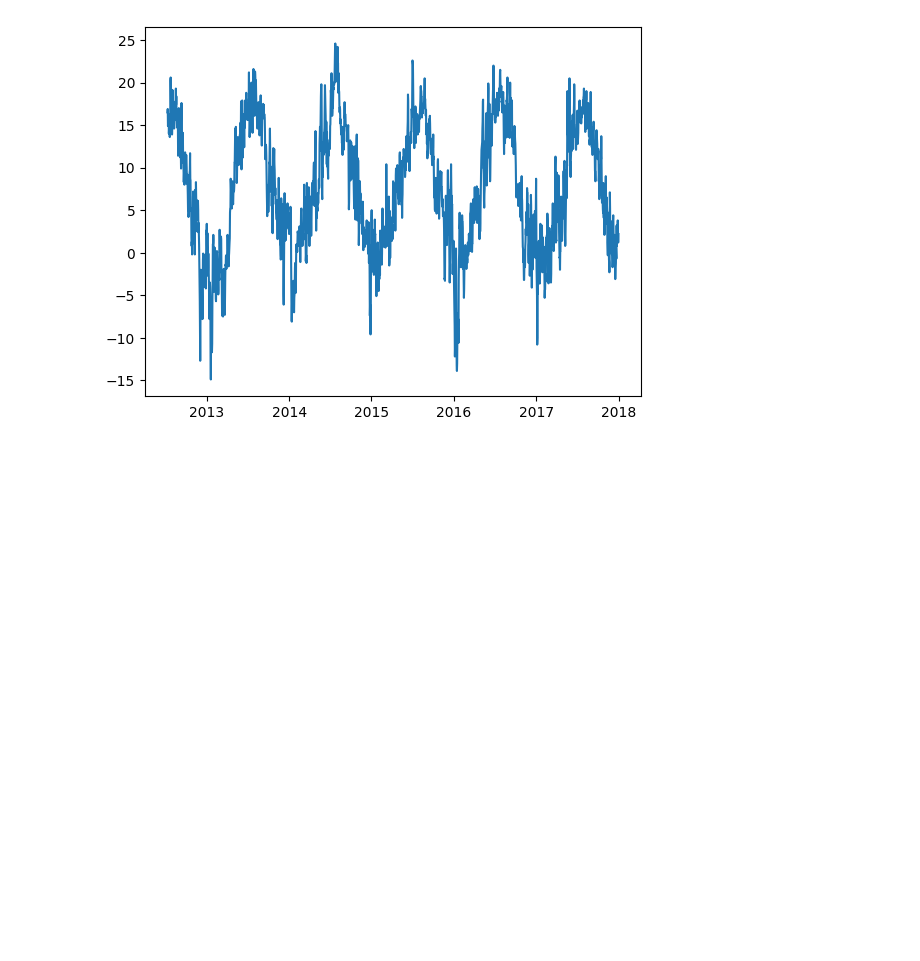
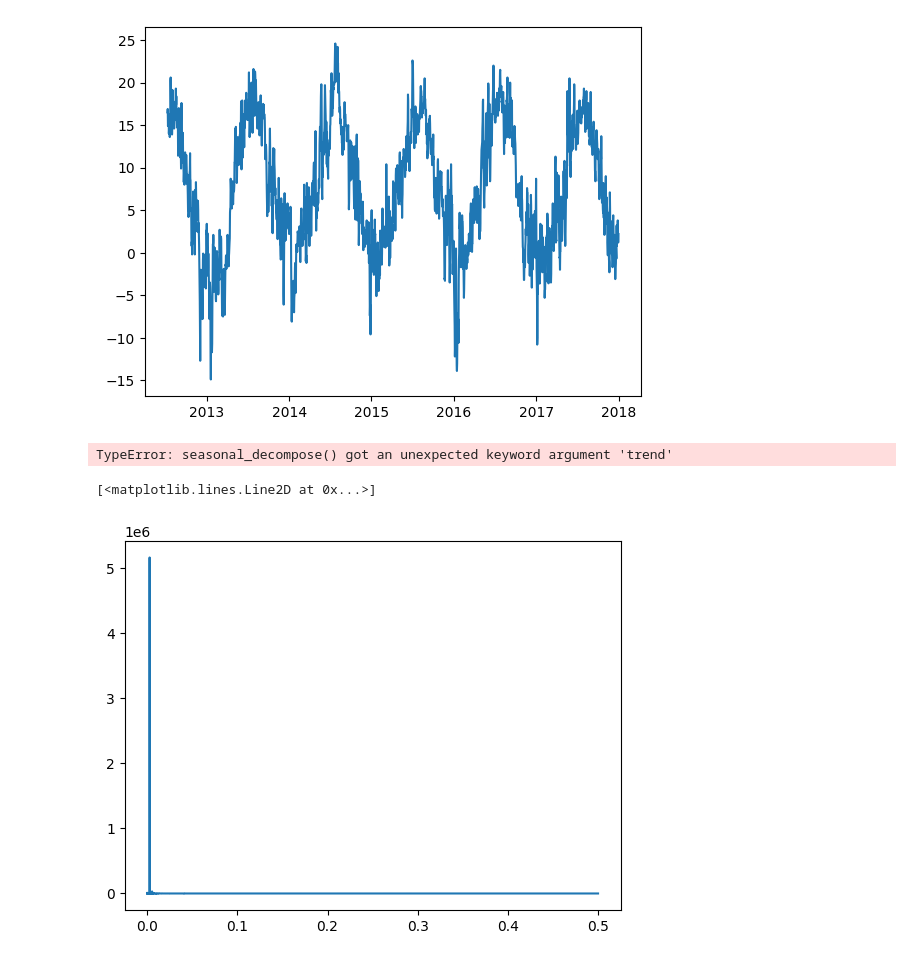
Before and after one commit to XindiLiu/TS_Project, a Jupyter notebook: partA.ipynb, the cells around one changed output. Cells and saved outputs as stored; diff of their text form; code cells hidden in the pictures; blank space fills up the shorter version.

```diff
--- a/partA.ipynb
+++ b/partA.ipynb
@@ -45,5 +45,7 @@ plt.show()
 #statsmodels.tsa.seasonal.seasonal_decompose
 #faster but worse...
 # %%
-seas_decompose=STL(data["Temperature"],period=365,trend=3651).fit() #trend is computed in windows of 10 years
-#seas_decompose=seasonal_decompose(data["Temperature"],period=365)
+#seas_decompose=STL(data["Temperature"],period=365,trend=3000001).fit() #trend is computed in windows of 10 years
+seas_decompose=seasonal_decompose(data["Temperature"],period=365,filt=np.zeros(1000),extrapolate_trend=1)
+# %% [output]
+TypeError: seasonal_decompose() got an unexpected keyword argument 'trend'
@@ -50 +54,7 @@ seas_decompose=STL(data["Temperature"],period=365,trend=3651).fit() #trend is co
+# %%
+f, px =periodogram(data["Temperature"])
+plt.plot(f,px)
+# %% [output]
+[<matplotlib.lines.Line2D at 0x...>]
+[figure, added]
 # %%
```
Also changed, not shown: parts of 3 cells of this notebook.
